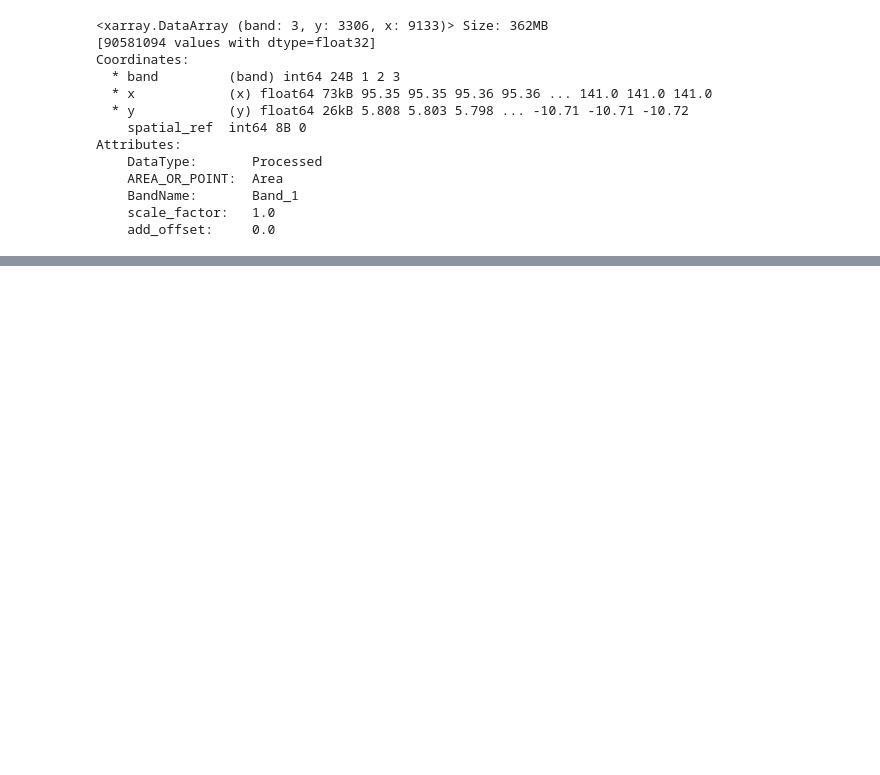
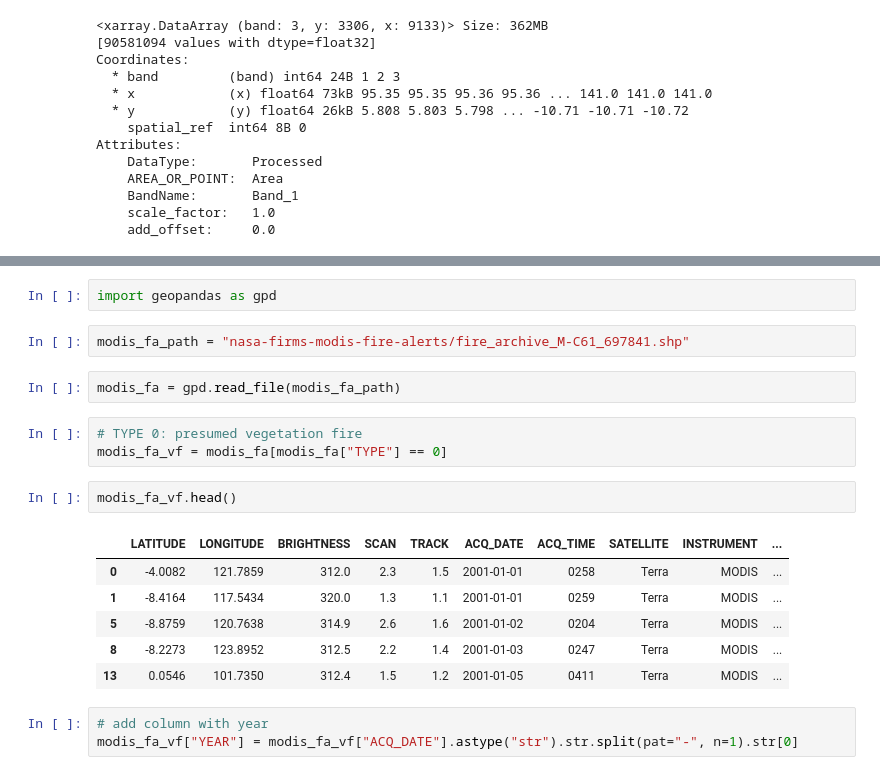
Before and after one commit to ninorp55/tropical-peat-post-fire-vegetation-recovery, a Jupyter notebook: first_data_exploration.ipynb, the cells around one changed output, grey strips where cells are left out. Cells and saved outputs as stored; diff of their text form; blank space fills up the shorter version.

```diff
--- a/first_data_exploration.ipynb
+++ b/first_data_exploration.ipynb
@@ -168,0 +162,21 @@ Attributes:
+# %%
+import geopandas as gpd
+# %%
+modis_fa_path = "nasa-firms-modis-fire-alerts/fire_archive_M-C61_697841.shp"
+# %%
+modis_fa = gpd.read_file(modis_fa_path)
+# %%
+# TYPE 0: presumed vegetation fire
+modis_fa_vf = modis_fa[modis_fa["TYPE"] == 0]
+# %%
+modis_fa_vf.head()
+# %% [output]
+|  | LATITUDE | LONGITUDE | BRIGHTNESS | SCAN | TRACK | ACQ_DATE | ACQ_TIME | SATELLITE | INSTRUMENT | ... |
+| 0 | -4.0082 | 121.7859 | 312.0 | 2.3 | 1.5 | 2001-01-01 | 0258 | Terra | MODIS | ... |
+| 1 | -8.4164 | 117.5434 | 320.0 | 1.3 | 1.1 | 2001-01-01 | 0259 | Terra | MODIS | ... |
+| 5 | -8.8759 | 120.7638 | 314.9 | 2.6 | 1.6 | 2001-01-02 | 0204 | Terra | MODIS | ... |
+| 8 | -8.2273 | 123.8952 | 312.5 | 2.2 | 1.4 | 2001-01-03 | 0247 | Terra | MODIS | ... |
+| 13 | 0.0546 | 101.7350 | 312.4 | 1.5 | 1.2 | 2001-01-05 | 0411 | Terra | MODIS | ... |
+# %%
+# add column with year
+modis_fa_vf["YEAR"] = modis_fa_vf["ACQ_DATE"].astype("str").str.split(pat="-", n=1).str[0]
```
Also changed, not shown: parts of 8 cells of this notebook.
